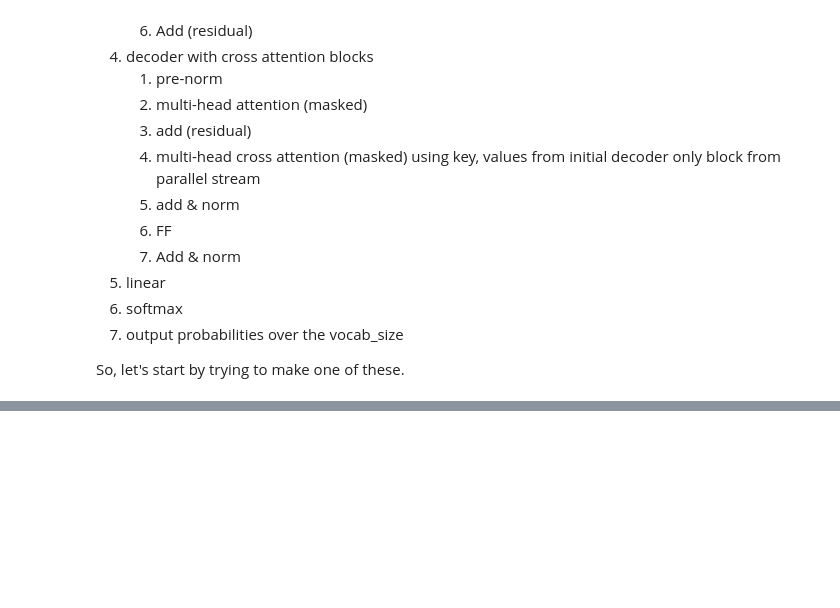
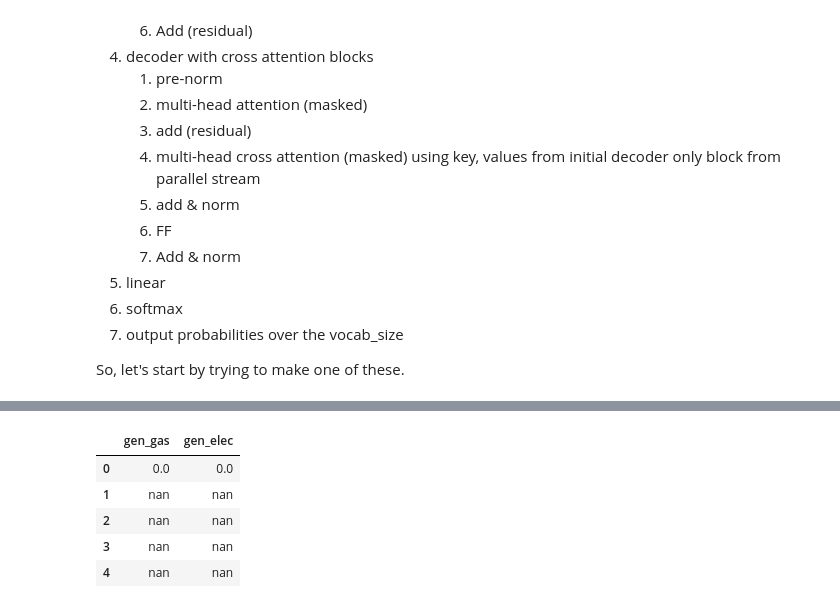
Before and after one commit to eoghanjmckenna/makemore, a Jupyter notebook: notebooks/dual_decoder.ipynb, the cells around one changed output, grey strips where cells are left out. Cells and saved outputs as stored; diff of their text form; code cells hidden in the pictures; blank space fills up the shorter version.

```diff
--- a/notebooks/dual_decoder.ipynb
+++ b/notebooks/dual_decoder.ipynb
@@ -442,0 +418,18 @@ print(decode(m.generate(context, max_new_tokens=500)[0].tolist()))
+# %%
+# generate from the model
+context_gas = torch.zeros((1, 1), dtype=torch.long, device=device)
+context_elec = torch.zeros((1, 1), dtype=torch.long, device=device)
+gen_gas, gen_elec = m.generate(context_gas, context_elec, max_new_tokens=len(raw_gas))
+gen_gas = ['nan' if token == '<M>' else token for token in decode_gas(gen_gas[0].tolist())]
+gen_elec = ['nan' if token == '<M>' else token for token in decode_elec(gen_elec[0].tolist())]
+gen_data = {'gen_gas':gen_gas, 'gen_elec':gen_elec}
+gen_df = pd.DataFrame(gen_data)
+gen_df.to_csv('/Users/eoghan/repos/makemore/data/generated_data.csv', index=False)
+gen_df.head()
+# %% [output]
+|  | gen_gas | gen_elec |
+| 0 | 0.0 | 0.0 |
+| 1 | nan | nan |
+| 2 | nan | nan |
+| 3 | nan | nan |
+| 4 | nan | nan |
```
Also changed, not shown: parts of 10 cells of this notebook.
